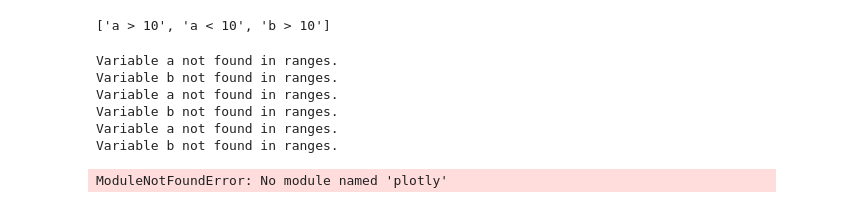
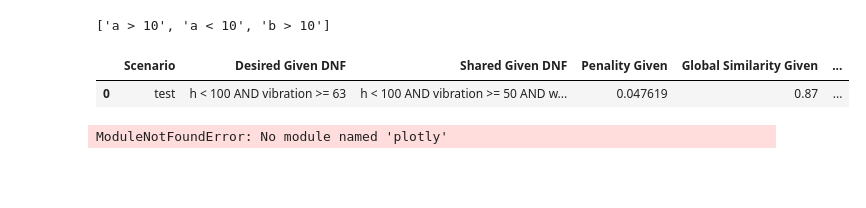
Before and after one commit to lucasvieira123/unexpected_scenario_handling_system, a Jupyter notebook: src/similarity.ipynb, the cells around one changed output. Drawn from its saved outputs; the diff is of its cells as text; code cells hidden in the pictures; blank space fills up the shorter version.

Commit message:
it was tested similarity by hand

```diff
--- a/src/similarity.ipynb
+++ b/src/similarity.ipynb
@@ -40,10 +40,10 @@ pd.set_option('display.max_colwidth', None)
 # %%
 def get_desired_scenario(file_path=analyzed_scenarios_path):
 
-    desired_scenarios = [{'test': {'Given': "a >= 3 AND b < 10",
-    'When': "a >= 3 AND b < 10",
+    desired_scenarios = [{'test': {'Given': "h < 100 AND vibration >= 63",
+    'When': "b > 10 AND dt > 0",
     'Do': 'unknown_action',
-    'Then': "a >= 3 AND b < 10"}}]
+    'Then': "dt_delta >= 10 AND h >= 100"}}]
 
     return desired_scenarios
 # %%
@@ -79,7 +79,7 @@ def load_variable_ranges(file_path = variables_config_path):
 # %%
 def get_shared_scenarios(file_path = shared_base_path):
     shared_scenarios = [
-   {'test': {'Given': "a >= 3 AND b < 10", 'When': "a >= 3 AND b < 10", 'Do': 'navigation_mode_INS', 'Then': "a >= 3 AND b < 10"}}
+   {'test': {'Given': "h < 100 AND vibration >= 50 AND wind_speed > 60", 'When': "b > 10 AND dt > 0", 'Do': 'navigation_mode_INS', 'Then': "dt_delta >= 10 AND h >= 90"}}
     ]
     return shared_scenarios
 # %%
@@ -335,23 +335,30 @@ def parse_expression(leaf):
     else:
         raise ValueError(f"Invalid expression format: {leaf}")
 
-def get_expression_range(var_name, operator, value, min_val, max_val):
+def get_expression_range(var_name, operator, value, min_val, max_val, type_val):
     """
     Determine the range of values that satisfy the expression.
     """
-    value = float(value)
+    if type_val == 'int':
+        value = int(value)
+        offset = 1
+    elif type_val == 'float':
+        value = float(value)
+        offset = 1e-9
+
+
     if operator == '>=':
         return (value, max_val)
     elif operator == '<=':
         return (min_val, value)
     elif operator == '>':
-        return (value + 1e-9, max_val)  # Adding a small value to make it exclusive
+        return (value + offset, max_val)  # Adding a small value to make it exclusive
     elif operator == '<':
-        return (min_val, value - 1e-9)  # Subtracting a small value to make it exclusive
+        return (min_val, value - offset)  # Subtracting a small value to make it exclusive
     elif operator == '==':
         return (value, value)
     elif operator == '!=':
-        return [(min_val, value - 1e-9), (value + 1e-9, max_val)]  # Returns two ranges
+        return [(min_val, value - offset), (value + offset, max_val)]  # Returns two ranges
     else:
         raise ValueError(f"Unsupported operator: {operator}")
 
@@ -379,10 +386,11 @@ def calculate_jaccard_similarity(leaf1, leaf2, variable_ranges):
 
     min_val = var_info['min_value']
     max_val = var_info['max_value']
+    type_val = var_info['type']
 
     # Get ranges for each expression
-    range1 = get_expression_range(var1, op1, val1, min_val, max_val)
-    range2 = get_expression_range(var2, op2, val2, min_val, max_val)
+    range1 = get_expression_range(var1, op1, val1, min_val, max_val, type_val)
+    range2 = get_expression_range(var2, op2, val2, min_val, max_val, type_val)
 
     def calculate_intersection_union(range1, range2):
         """
@@ -807,13 +815,11 @@ for desired_scenario in desired_scenarios:
 
     df_result=similarity(desired_scenario)
     results_for_scenario.append({scenario_name:df_result})
-# %% [output]
-Variable a not found in ranges.
-Variable b not found in ranges.
-Variable a not found in ranges.
-Variable b not found in ranges.
-Variable a not found in ranges.
-Variable b not found in ranges.
+# %%
+results_for_scenario[0]["test"]
+# %% [output]
+|  | Scenario | Desired Given DNF | Shared Given DNF | Penality Given | Global Similarity Given | ... |
+| 0 | test | h < 100 AND vibration >= 63 | h < 100 AND vibration >= 50 AND w... | 0.047619 | 0.87 | ... |
 # %%
 import plotly.express as px
 
```
Also changed, not shown: 4 other files.
